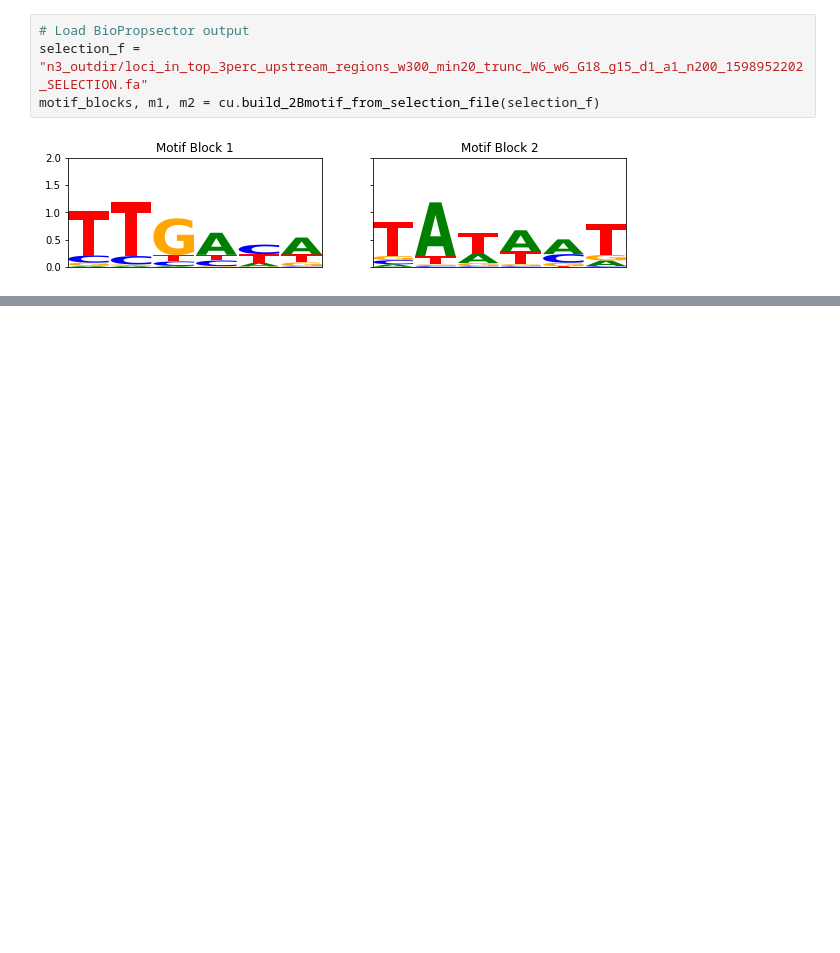
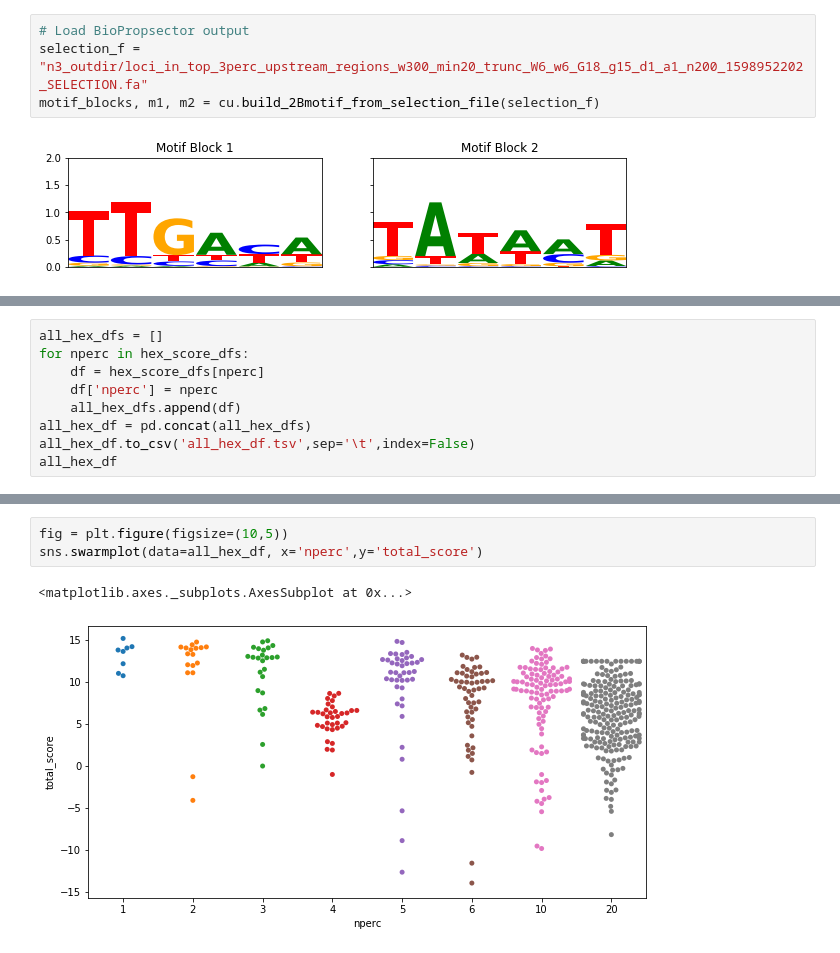
Before and after one commit to erinhwilson/promoter-id-from-rnaseq, a Jupyter notebook: analyze_consensus_motif.ipynb, the cells around one changed output, grey strips where cells are left out. Cells and saved outputs as stored; diff of their text form; blank space fills up the shorter version.

```diff
--- a/analyze_consensus_motif.ipynb
+++ b/analyze_consensus_motif.ipynb
@@ -164,0 +359,9 @@ done!
+# %%
+all_hex_dfs = []
+for nperc in hex_score_dfs:
+    df = hex_score_dfs[nperc]
+    df['nperc'] = nperc
+    all_hex_dfs.append(df)
+all_hex_df = pd.concat(all_hex_dfs)
+all_hex_df.to_csv('all_hex_df.tsv',sep='\t',index=False)
+all_hex_df
@@ -164,0 +423,6 @@ done!
+# %%
+fig = plt.figure(figsize=(10,5))
+sns.swarmplot(data=all_hex_df, x='nperc',y='total_score')
+# %% [output]
+<matplotlib.axes._subplots.AxesSubplot at 0x...>
+[figure, added]
```
Also changed, not shown: parts of 49 cells of this notebook, 1 other file.
